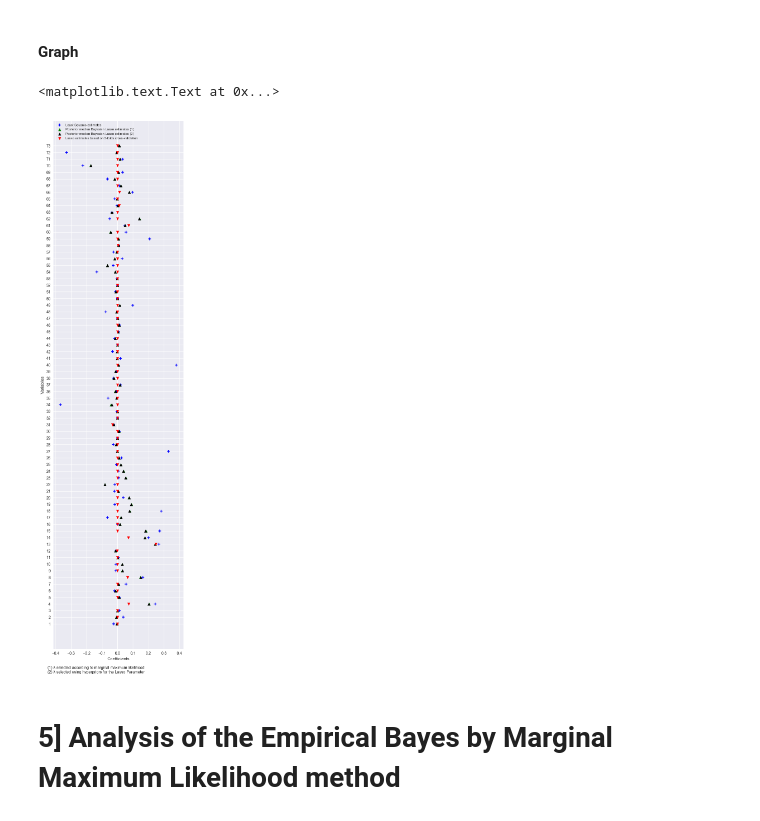
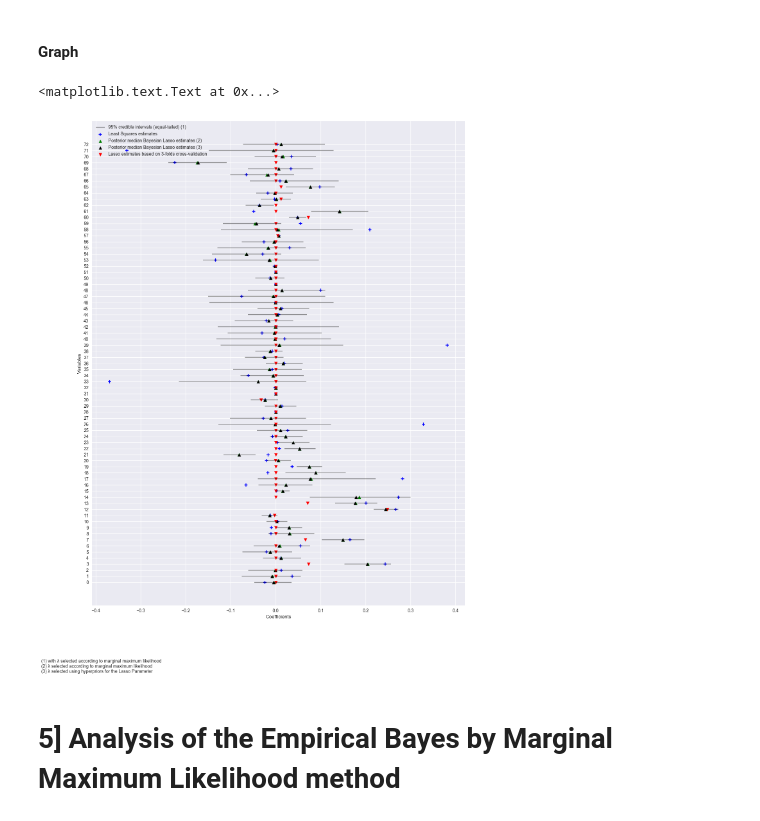
Before and after one commit to mathislinger/Bayesian_Lasso, a Jupyter notebook: code.ipynb, the cells around one changed output. Drawn from its saved outputs; the diff is of its cells as text; code cells hidden in the pictures.

Commit message:
change title graphs

```diff
--- a/code.ipynb
+++ b/code.ipynb
@@ -175,0 +178,4 @@ bayesian_lasso_coef_ml = np.median(Gibbs_sampler_lambda(100000, lambda_), axis=0
+# %%
+coef_sample = []
+for i in range(X.shape[1]):
+    coef_sample.append(np.asarray(np.matrix(Gibbs_sampler_lambda_)[:,i]).ravel())
@@ -176,3 +203,7 @@ bayesian_lasso_coef_ml = np.median(Gibbs_sampler_lambda(100000, lambda_), axis=0
+# %%
+confint_ = []
+for i in range(X.shape[1]):
+    confint_.append(calc_min_interval(np.sort(coef_sample[i]),0.05))
 # %% [markdown]
 #### Compute Bayesian lasso coefficients with corresponding lambda_ (Hyperpriors for the Lasso Parameter)
 # %%
@@ -304,9 +336,9 @@ def Gibbs_sampler(n, lambda_):
         D_tau = np.diag(tau_sq[i])
         A = X.transpose().dot(X) + np.linalg.inv(D_tau)
         multi_norm_mean = np.linalg.inv(A).dot(X.transpose()).dot(Y_tilde)
-        min_eig = np.min(np.real(np.linalg.inv(A)))
-        if min_eig < 0:
-            A -= 10*min_eig * np.eye(*A.shape)
+        #min_eig = np.min(np.real(np.linalg.inv(A)))
+        #if min_eig < 0:
+        #    A -= 10*min_eig * np.eye(*A.shape)
         multi_norm_cov = sigma_sq[i] * np.linalg.inv(A)
         beta.append(np.random.multivariate_normal(multi_norm_mean, multi_norm_cov))
         # Full conditional for sigma_sq
@@ -408,0 +419,12 @@ array([ -4.27726232e-03,  -7.65965420e-03,  -7.11558274e-04,
+# %%
+Gibbs_sampler_lambda_ = Gibbs_sampler_lambda(100000, lambda_)
+
+bayesian_lasso_coef_ml = np.median(Gibbs_sampler_lambda_, axis = 0)
+
+coef_sample = []
+for i in range(X.shape[1]):
+    coef_sample.append(np.asarray(np.matrix(Gibbs_sampler_lambda_)[:,i]).ravel())
+
+confint_ = []
+for i in range(X.shape[1]):
+    confint_.append(calc_min_interval(np.sort(coef_sample[i]),0.05))
@@ -460,31 +484,31 @@ my_range=range(1,len(df.index)+1)
 # %%
 %matplotlib inline
 import matplotlib.pyplot as plt
 
 
-df = pd.DataFrame({'variables':[i for i in range(X.shape[1])], 'Least Squares':least_squares_coef, 'Bayesian Lasso ml':bayesian_lasso_coef_ml,'Bayesian Lasso hyp':bayesian_lasso_coef_hyp , 'CV Lasso':lasso_cv_coef})
-df.variables = [i+1 for i in range(len(df))]
+df = pd.DataFrame({'variables':[i for i in range(X.shape[1])], 'Least Squares':least_squares_coef, 'Bayesian Lasso ml':bayesian_lasso_coef_ml,'Bayesian Lasso hyp':bayesian_lasso_coef_hyp , 'CV Lasso':lasso_cv_coef, 'min_cred_int':[i[0] for i in confint_], 'max_cred_int':[i[1] for i in confint_]})
 my_range=range(1,len(df.index)+1)
 
-plt.figure(figsize=(6,25))
+plt.figure(figsize=(15,20))
 # The vertical plot is made using the hline function
 # I load the seaborn library only to benefit the nice looking feature
 import seaborn as sns
+plt.hlines(y=my_range, xmin=df['min_cred_int'], xmax=df['max_cred_int'], color='black', alpha=0.4, label='95% credible intervals (1)')
 plt.scatter(df['Least Squares'], my_range, color='blue', alpha=1, label='Least Squares estimates', marker='+')
-plt.scatter(df['Bayesian Lasso ml'], my_range, color='green', alpha=1 , label='Posterior median Bayesian Lasso estimates (1)', marker='^')
-plt.scatter(df['Bayesian Lasso hyp'], my_range, color='black', alpha=1 , label='Posterior median Bayesian Lasso estimates (2)', marker='^')
+plt.scatter(df['Bayesian Lasso ml'], my_range, color='green', alpha=1 , label='Posterior median Bayesian Lasso estimates (2)', marker='^')
+plt.scatter(df['Bayesian Lasso hyp'], my_range, color='black', alpha=1 , label='Posterior median Bayesian Lasso estimates (3)', marker='^')
 plt.scatter(df['CV Lasso'], my_range, color='red', alpha=1 , label='Lasso estimates based on 3-folds cross-validation', marker='v')
-plt.legend(loc=2, fontsize='small')
+plt.legend(loc=2, fontsize='medium')
 
 # Add title and axis names
 plt.yticks(my_range, df['variables'])
 plt.title("", loc='center')
 plt.xlabel('Coefficients')
 plt.ylabel('Variables')
-plt.figtext(0.09, 0.09, "(1) λ selected according to marginal maximum likelihood\n(2) λ selected using hyperpriors for the Lasso Parameter")
+plt.figtext(.02, .02, "(1) with λ selected according to marginal maximum likelihood\n(2) λ selected according to marginal maximum likelihood\n(3) λ selected using hyperpriors for the Lasso Parameter")
 # %% [output]
 <matplotlib.text.Text at 0x...>
-[figure, old version]
+[figure, new version]
 # %% [markdown]
 # 5] Analysis of the Empirical Bayes by Marginal Maximum Likelihood method
 # %% [markdown]
```
Also changed, not shown: parts of 14 cells of this notebook.
